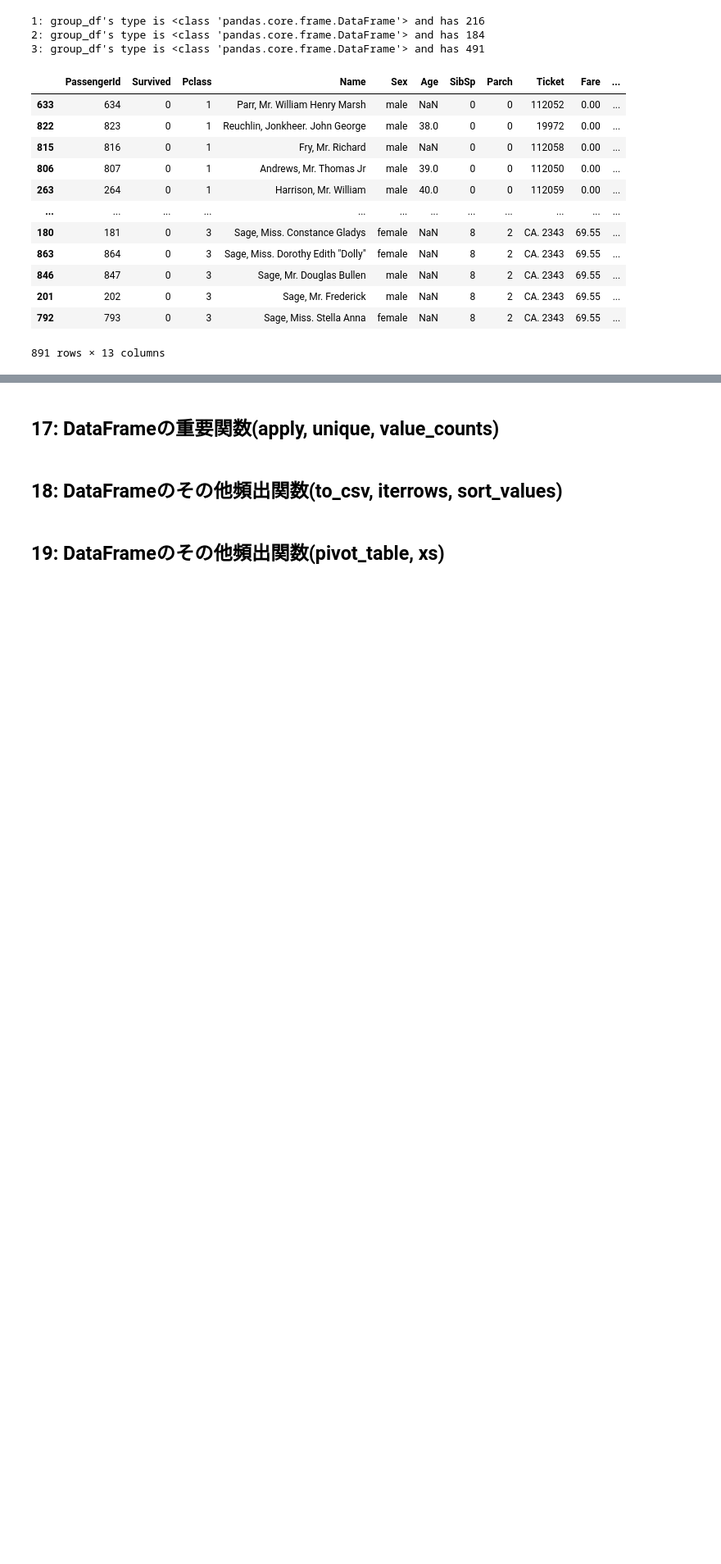
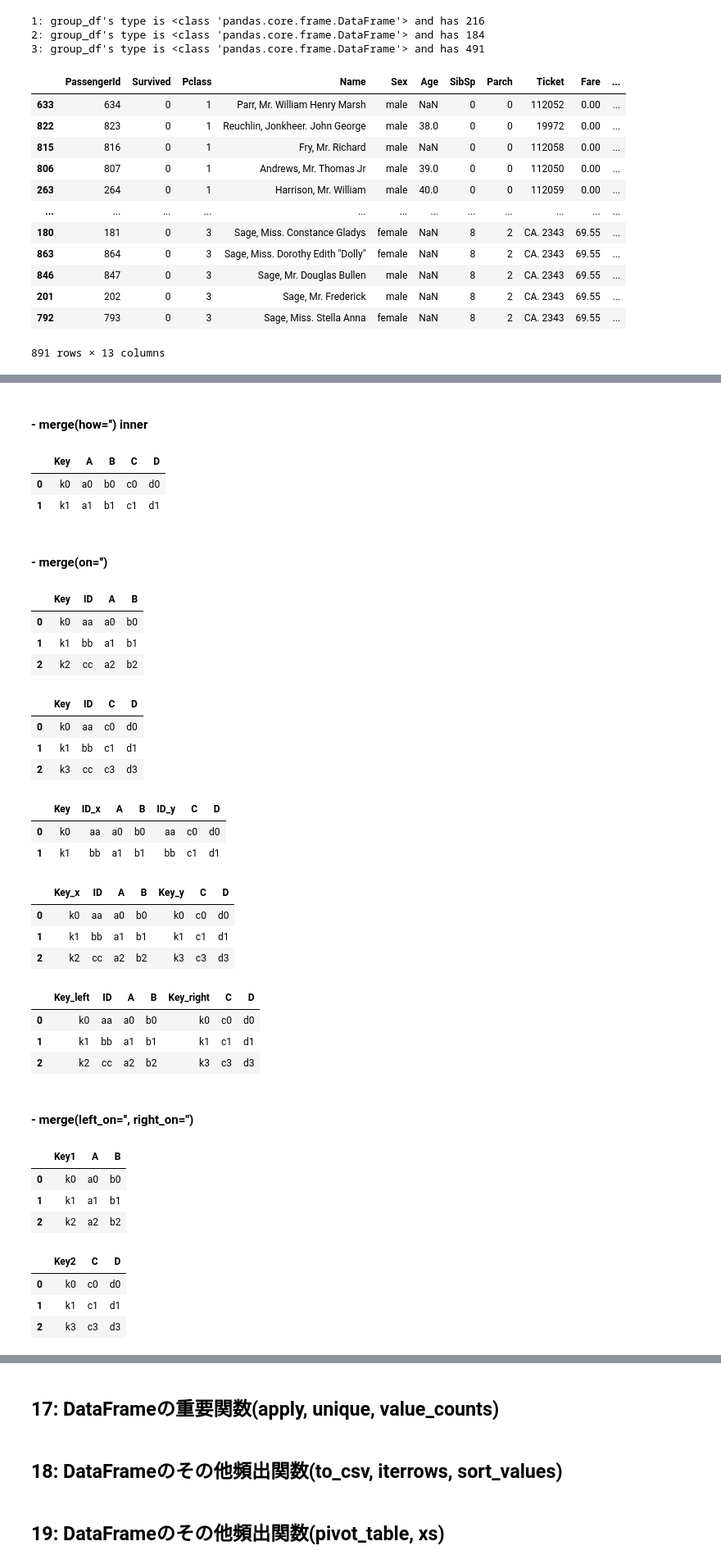
Before and after one commit to GitHiru/ml_academic, a Jupyter notebook: kind_study/kame/kame_ds_3_pandas.ipynb, the cells around one changed output, grey strips where cells are left out. Shown at 82% size. Saved outputs shown, nothing was run; the diff lists cells and outputs as text; code cells hidden in the pictures; blank space fills up the shorter version.

```diff
--- a/kind_study/kame/kame_ds_3_pandas.ipynb
+++ b/kind_study/kame/kame_ds_3_pandas.ipynb
@@ -616,0 +724,60 @@ result_df
+# %% [markdown]
+#### - merge(how='') inner
+# %%
+# left(df1)もright(df2)にもある共通のレコードだけ
+df1.merge(df2, how='inner')
+# %% [output]
+|  | Key | A | B | C | D |
+| 0 | k0 | a0 | b0 | c0 | d0 |
+| 1 | k1 | a1 | b1 | c1 | d1 |
+# %% [markdown]
+#### - merge(on='')
+# %%
+df1 = pd.DataFrame({ 'Key': ['k0', 'k1', 'k2'],
+                    'ID': ['aa', 'bb', 'cc'],
+                    'A': ['a0', 'a1', 'a2'],
+                    'B': ['b0', 'b1', 'b2']})
+
+df2 = pd.DataFrame({ 'Key': ['k0', 'k1', 'k3'],
+                    'ID': ['aa', 'bb', 'cc'],
+                    'C': ['c0', 'c1', 'c3'],
+                    'D': ['d0', 'd1', 'd3']})
+# %%
+df1
+# %% [output]
+|  | Key | ID | A | B |
+| 0 | k0 | aa | a0 | b0 |
+| 1 | k1 | bb | a1 | b1 |
+| 2 | k2 | cc | a2 | b2 |
+# %%
+df2
+# %% [output]
+|  | Key | ID | C | D |
+| 0 | k0 | aa | c0 | d0 |
+| 1 | k1 | bb | c1 | d1 |
+| 2 | k3 | cc | c3 | d3 |
+# %%
+# KeyカラムをKeyにして結合
+df1.merge(df2, on='Key')
+# %% [output]
+|  | Key | ID_x | A | B | ID_y | C | D |
+| 0 | k0 | aa | a0 | b0 | aa | c0 | d0 |
+| 1 | k1 | bb | a1 | b1 | bb | c1 | d1 |
+# %%
+# IDカラムをKeyにして結合
+df1.merge(df2, on='ID')
+# %% [output]
+|  | Key_x | ID | A | B | Key_y | C | D |
+| 0 | k0 | aa | a0 | b0 | k0 | c0 | d0 |
+| 1 | k1 | bb | a1 | b1 | k1 | c1 | d1 |
+| 2 | k2 | cc | a2 | b2 | k3 | c3 | d3 |
+# %%
+# suffixesを指定する
+df1.merge(df2, on='ID', suffixes=('_left', '_right'))
+# %% [output]
+|  | Key_left | ID | A | B | Key_right | C | D |
+| 0 | k0 | aa | a0 | b0 | k0 | c0 | d0 |
+| 1 | k1 | bb | a1 | b1 | k1 | c1 | d1 |
+| 2 | k2 | cc | a2 | b2 | k3 | c3 | d3 |
+# %% [markdown]
+#### - merge(left_on='', right_on='')
@@ -616,0 +792,14 @@ result_df
+# %%
+df1
+# %% [output]
+|  | Key1 | A | B |
+| 0 | k0 | a0 | b0 |
+| 1 | k1 | a1 | b1 |
+| 2 | k2 | a2 | b2 |
+# %%
+df2
+# %% [output]
+|  | Key2 | C | D |
+| 0 | k0 | c0 | d0 |
+| 1 | k1 | c1 | d1 |
+| 2 | k3 | c3 | d3 |
```
Also changed, not shown: parts of 22 cells of this notebook.
